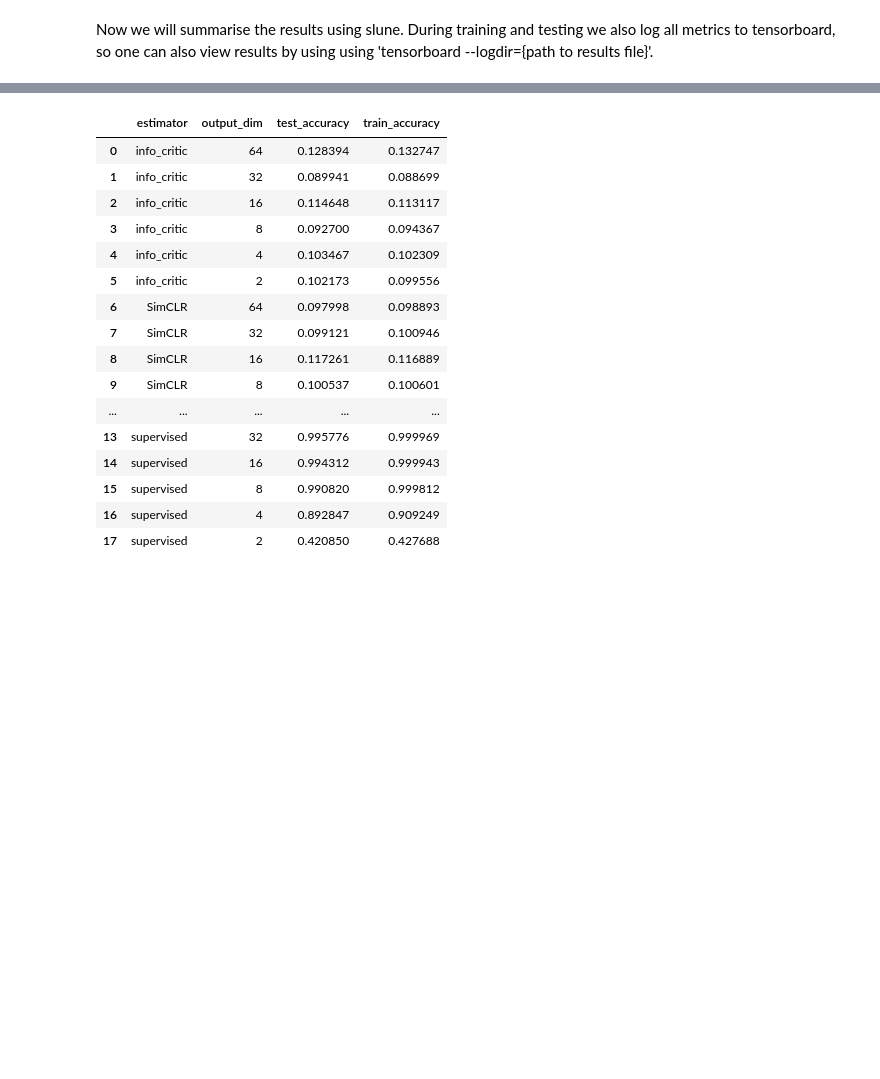
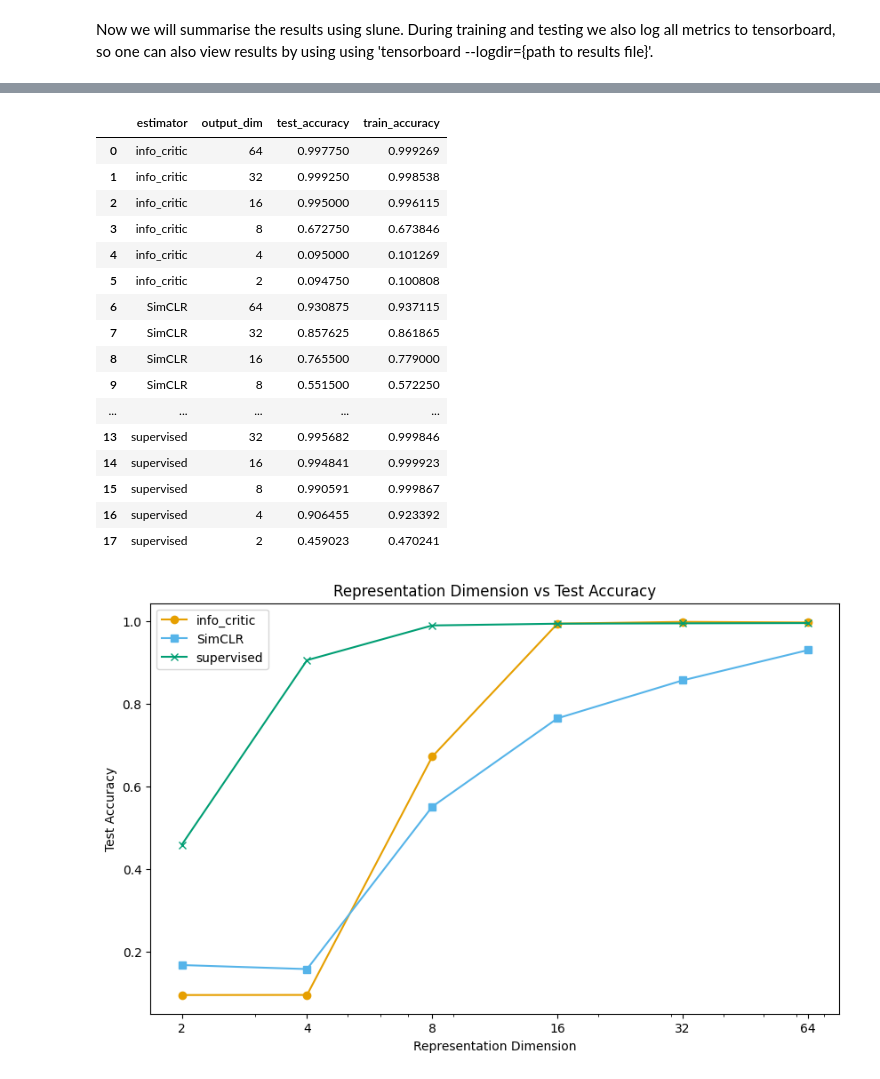
Before and after one commit to h-0-0/info_rank, a Jupyter notebook: notebooks/written_spoken.ipynb, the cells around one changed output, grey strips where cells are left out. Drawn from its saved outputs; the diff is of its cells as text; code cells hidden in the pictures; blank space fills up the shorter version.

```diff
--- a/notebooks/written_spoken.ipynb
+++ b/notebooks/written_spoken.ipynb
@@ -100,8 +118,8 @@ comparing_modality = [
 
 modality_results = []
 for config in comparing_modality:
-    params, test_acc = csv_saver.read(params = config, metric_name = 'eval_test_accuracy', select_by ='max', avg=True)
-    params, train_acc = csv_saver.read(params = config, metric_name = 'eval_train_accuracy', select_by ='max', avg=True)
+    params, test_acc = csv_saver.read(params = config, metric_name = 'eval_test_acc', select_by ='max', avg=True)
+    params, train_acc = csv_saver.read(params = config, metric_name = 'eval_train_acc', select_by ='max', avg=True)
     modality_results.append({
         'estimator': config['est'],
         'model': config['model'],
@@ -150,58 +168,68 @@ comparing_dim = [
     {'benchmark': 'written_spoken_digits', 'model': 'FusionModel', 'est' : 'SimCLR', 'output_dim': 32},
     {'benchmark': 'written_spoken_digits', 'model': 'FusionModel', 'est' : 'SimCLR', 'output_dim': 16},
     {'benchmark': 'written_spoken_digits', 'model': 'FusionModel', 'est' : 'SimCLR', 'output_dim': 8},
     {'benchmark': 'written_spoken_digits', 'model': 'FusionModel', 'est' : 'SimCLR', 'output_dim': 4},
     {'benchmark': 'written_spoken_digits', 'model': 'FusionModel', 'est' : 'SimCLR', 'output_dim': 2},
 
     {'benchmark': 'written_spoken_digits', 'model': 'FusionModel', 'est': 'supervised', 'output_dim': 64},
     {'benchmark': 'written_spoken_digits', 'model': 'FusionModel', 'est': 'supervised', 'output_dim': 32},
     {'benchmark': 'written_spoken_digits', 'model': 'FusionModel', 'est': 'supervised', 'output_dim': 16},
     {'benchmark': 'written_spoken_digits', 'model': 'FusionModel', 'est': 'supervised', 'output_dim': 8},
     {'benchmark': 'written_spoken_digits', 'model': 'FusionModel', 'est': 'supervised', 'output_dim': 4},
     {'benchmark': 'written_spoken_digits', 'model': 'FusionModel', 'est': 'supervised', 'output_dim': 2},
 ]
 
 dim_results = []
 for config in comparing_dim:
-    params, test_acc = csv_saver.read(params = config, metric_name = 'eval_test_accuracy', select_by ='max', avg=True)
-    params, train_acc = csv_saver.read(params = config, metric_name = 'eval_train_accuracy', select_by ='max', avg=True)
+    params, test_acc = csv_saver.read(params = config, metric_name = 'eval_test_acc', select_by ='max', avg=True)
+    params, train_acc = csv_saver.read(params = config, metric_name = 'eval_train_acc', select_by ='max', avg=True)
     dim_results.append({
         'estimator': config['est'],
         'output_dim': config['output_dim'],
         'test_accuracy': test_acc,
         'train_accuracy': train_acc,
     })
 
 dim_df = pd.DataFrame(dim_results)
 
 # Display the results
 display(dim_df)
 
-# We also generate a latex table
-dim_latex_table = dim_df.to_latex(
-    index=False,
-    caption="Comparison of ML Model Performance Metrics",
-    label="tab:model_comparison",
-    position="htbp",
-    column_format="|l|l|l|l|",
-    float_format="{:0.2f}".format
-)
-# print(dim_latex_table)
+
+# Create plot of output dimension vs test accuracy with each estimator as a line
+import matplotlib.pyplot as plt
+import matplotlib
+fig, ax = plt.subplots(figsize=(10, 6))
+markers = ['-o', '-s', '-x']
+okabe_ito_colors = ['#E69F00', '#56B4E9', '#009E73', '#F0E442',
+                    '#0072B2', '#D55E00', '#CC79A7']
+for i, est in enumerate(dim_df['estimator'].unique()):
+    df = dim_df[dim_df['estimator'] == est]
+    ax.plot(df['output_dim'], df['test_accuracy'], markers[i], label=est, color=okabe_ito_colors[i])
+ax.set_xlabel('Representation Dimension')
+ax.set_ylabel('Test Accuracy')
+ax.set_title('Representation Dimension vs Test Accuracy')
+ax.set_xscale('log')
+ax.set_xticks(dim_df['output_dim'].unique())
+ax.get_xaxis().set_major_formatter(matplotlib.ticker.ScalarFormatter())
+ax.legend()
+plt.show()
 # %% [output]
 |  | estimator | output_dim | test_accuracy | train_accuracy |
-| 0 | info_critic | 64 | 0.128394 | 0.132747 |
-| 1 | info_critic | 32 | 0.089941 | 0.088699 |
-| 2 | info_critic | 16 | 0.114648 | 0.113117 |
-| 3 | info_critic | 8 | 0.092700 | 0.094367 |
-| 4 | info_critic | 4 | 0.103467 | 0.102309 |
-| 5 | info_critic | 2 | 0.102173 | 0.099556 |
-| 6 | SimCLR | 64 | 0.097998 | 0.098893 |
-| 7 | SimCLR | 32 | 0.099121 | 0.100946 |
-| 8 | SimCLR | 16 | 0.117261 | 0.116889 |
-| 9 | SimCLR | 8 | 0.100537 | 0.100601 |
+| 0 | info_critic | 64 | 0.997750 | 0.999269 |
+| 1 | info_critic | 32 | 0.999250 | 0.998538 |
+| 2 | info_critic | 16 | 0.995000 | 0.996115 |
+| 3 | info_critic | 8 | 0.672750 | 0.673846 |
+| 4 | info_critic | 4 | 0.095000 | 0.101269 |
+| 5 | info_critic | 2 | 0.094750 | 0.100808 |
+| 6 | SimCLR | 64 | 0.930875 | 0.937115 |
+| 7 | SimCLR | 32 | 0.857625 | 0.861865 |
+| 8 | SimCLR | 16 | 0.765500 | 0.779000 |
+| 9 | SimCLR | 8 | 0.551500 | 0.572250 |
 | ... | ... | ... | ... | ... |
-| 13 | supervised | 32 | 0.995776 | 0.999969 |
-| 14 | supervised | 16 | 0.994312 | 0.999943 |
-| 15 | supervised | 8 | 0.990820 | 0.999812 |
-| 16 | supervised | 4 | 0.892847 | 0.909249 |
-| 17 | supervised | 2 | 0.420850 | 0.427688 |
+| 13 | supervised | 32 | 0.995682 | 0.999846 |
+| 14 | supervised | 16 | 0.994841 | 0.999923 |
+| 15 | supervised | 8 | 0.990591 | 0.999867 |
+| 16 | supervised | 4 | 0.906455 | 0.923392 |
+| 17 | supervised | 2 | 0.459023 | 0.470241 |
+[figure, added]
```
Also changed, not shown: parts of 4 cells of this notebook, 16 other files.
